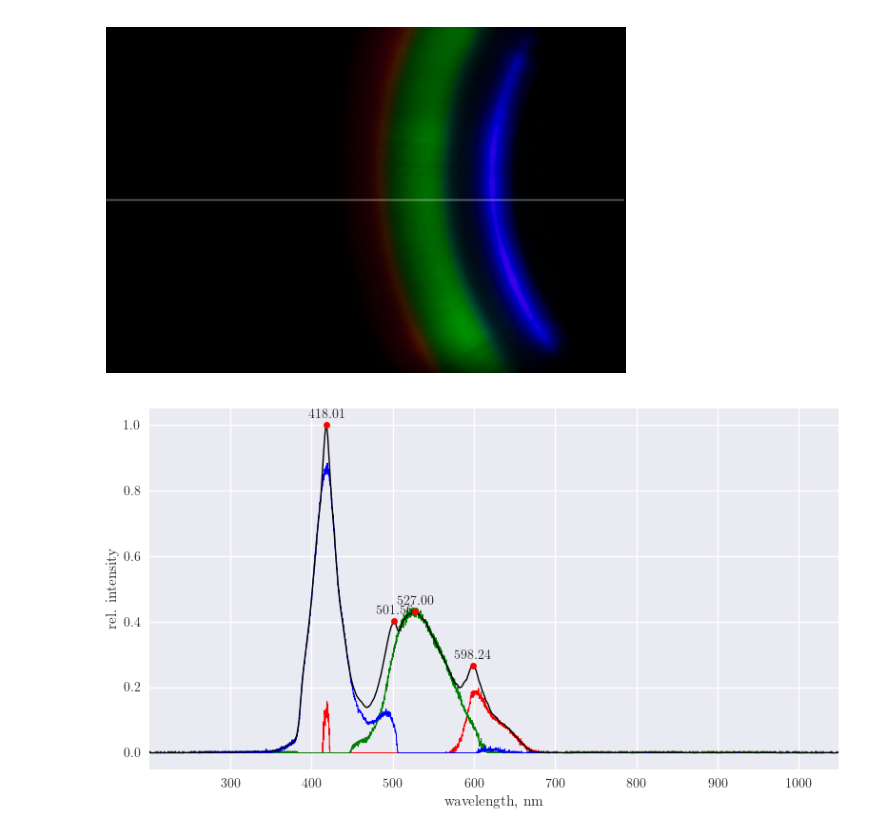
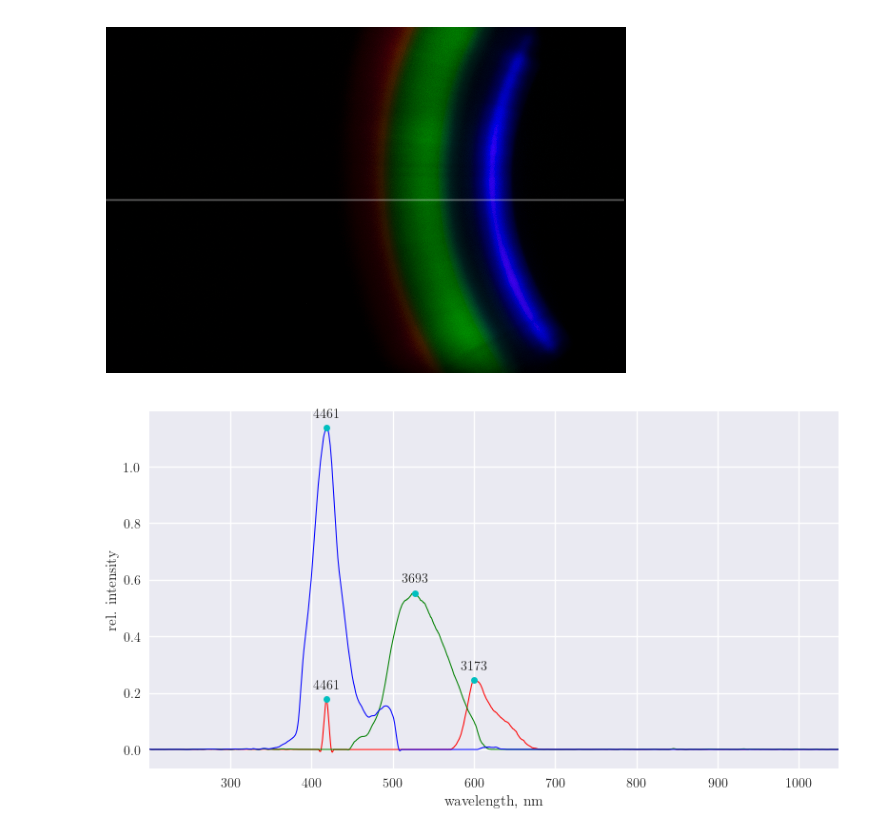
Before and after one commit to kvdomingo/AP187, a Jupyter notebook: Activity 9/187-9.ipynb, the cells around one changed output. Saved outputs shown, nothing was run; the diff lists cells and outputs as text; code cells hidden in the pictures.

```diff
--- a/Activity 9/187-9.ipynb
+++ b/Activity 9/187-9.ipynb
@@ -20,3 +115,6 @@ plt.rcParams["text.latex.preamble"] = [r"\usepackage{physics}", r"\usepackage{ur
+# %%
+def imageCorrection(R, D, F):
+    return (R - D)*np.mean(F - D)/(F - D)
 # %% [markdown]
 ## Mercury
 # %%
@@ -32,11 +130,11 @@ plt.xlabel('wavelength, nm')
 plt.ylabel('rel. intensity')
 plt.title('mercury')
 for p in pk:
-    plt.text(wavelength[p], intensity[p]+0.01,
+    plt.text(wavelength[p], intensity[p]+0.015,
              str(wavelength[p]),
              horizontalalignment='center',
              verticalalignment='center')
 plt.xlim(wavelength.min(), wavelength.max())
-# plt.ylim(0, 0.22)
+# plt.savefig('mercury_spectra.png', dpi=300, bbox_inches='tight')
 plt.show()
 # %% [output]
@@ -46,7 +144,9 @@ Hg_raw = raw.imread('raw/_kvd7130.nef')
 Hg = Hg_raw.postprocess(use_camera_wb=True,
                         output_bps=8,
                         no_auto_bright=True)
-# Hg = cv.resize(Hg, (4000, 6000))
+Hg = cv.resize(Hg, (6000, 4000))
+Hg = imageCorrection(Hg, dark, flat)
+Hg = (Hg/Hg.max() * 255).astype('uint8')
 # %%
 fig, ax = plt.subplots(2, 1, figsize=(6, 8))
 
@@ -116,6 +221,8 @@ plt.show()
 # %%
 white = cv.imread('_KVD7130.png')
 white = cv.cvtColor(white, cv.COLOR_BGR2RGB)
+white = imageCorrection(white, dark, flat)
+white = (white/white.max() * 255).astype('uint8')
 # %%
 wavelength, intensity = np.genfromtxt('iphone_white.txt', unpack=True)
 intensity = sig.savgol_filter(intensity, 51, 3)
@@ -146,23 +253,23 @@ plt.show()
 [figure]
 [figure]
 # %%
-int_profile = white.sum(axis=-1)[Hg.shape[0]//2]
-int_profile = sig.savgol_filter(int_profile, 71, 3)
-pk = peak.indexes(int_profile.astype(int), thres=0.25, min_dist=30)
 wavelength = cal(np.arange(white.shape[1]))
-for i, c in zip(range(Hg.shape[2]), ['r', 'g', 'b']):
-    plt.plot(wavelength, white[linescan[0], :, i]/int_profile.max(), color=c, lw=0.75)
-plt.plot(wavelength, int_profile/int_profile.max(), 'k', lw=1)
-plt.plot(wavelength[pk], int_profile[pk]/int_profile.max(), 'ro', ms=5)
+for i, c in zip(range(white.shape[2]), ['r', 'g', 'b']):
+    int_profile = white[linescan[0], :, i]
+    int_profile = sig.savgol_filter(int_profile, 71, 3)/green_max
+    pk = peak.indexes(int_profile, thres=0.5, min_dist=200)
+    plt.plot(wavelength, int_profile, color=c, lw=0.75, label=c.capitalize())
+    plt.plot(wavelength[pk], int_profile[pk], 'co', ms=5)
+    for p in pk:
+        plt.text(wavelength[p], int_profile[p]+0.05,
+                 str(p),
+                 horizontalalignment='center',
+                 verticalalignment='center')
 plt.xlim(wavelength.min(), wavelength.max())
 plt.xlabel('wavelength, nm')
 plt.ylabel('rel. intensity')
-for p in pk:
-    plt.text(wavelength[p], int_profile[p]/int_profile.max()+0.03,
-             '%.2f'%(wavelength[p]),
-             horizontalalignment='center',
-             verticalalignment='center')
 plt.tight_layout()
+# plt.savefig('broad_sensitivity.png', dpi=300, bbox_inches='tight')
 plt.show()
 # %% [output]
-[figure, old version]
+[figure, new version]
```
Also changed, not shown: parts of 16 cells of this notebook, 10 other files.
